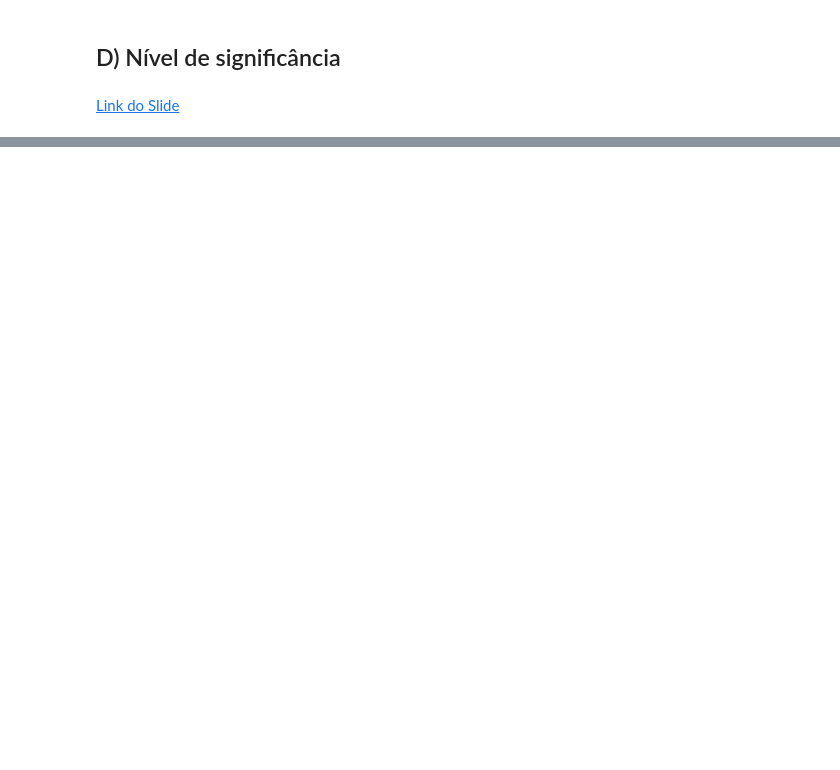
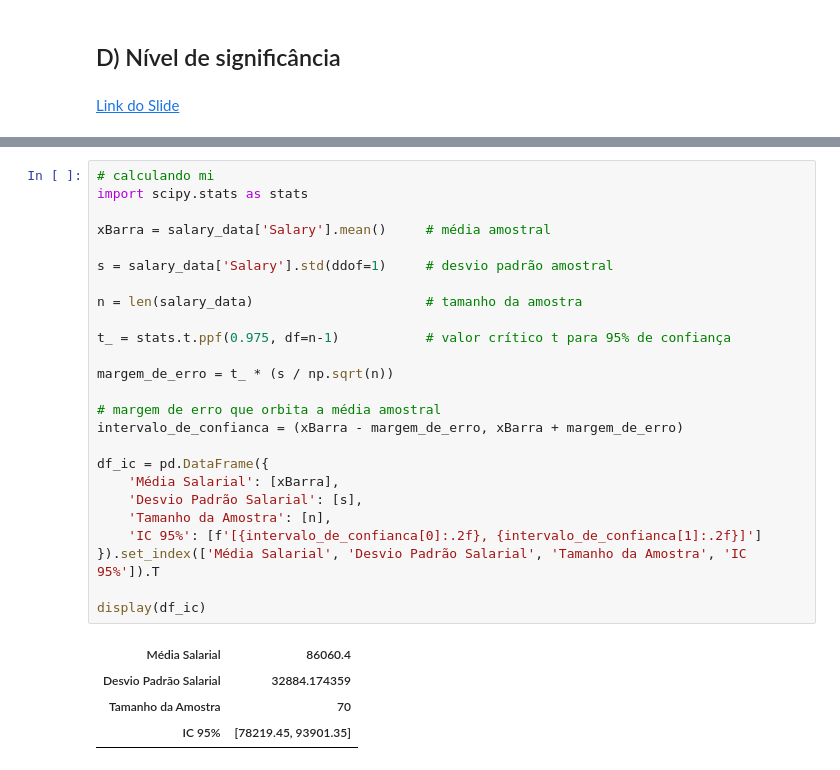
Before and after one commit to PedroMends30/matematica-computacional, a Jupyter notebook: Atividade_2.2_Mat_Comp.ipynb, the cells around one changed output, grey strips where cells are left out. Drawn from its saved outputs; the diff is of its cells as text; blank space fills up the shorter version.

```diff
--- a/Atividade_2.2_Mat_Comp.ipynb
+++ b/Atividade_2.2_Mat_Comp.ipynb
@@ -341,0 +371,30 @@ Desvio Padrão do Grupo Teste (> 5 anos): 19886.05
+# %%
+# calculando mi
+import scipy.stats as stats
+
+xBarra = salary_data['Salary'].mean()     # média amostral
+
+s = salary_data['Salary'].std(ddof=1)     # desvio padrão amostral
+
+n = len(salary_data)                      # tamanho da amostra
+
+t_ = stats.t.ppf(0.975, df=n-1)           # valor crítico t para 95% de confiança
+
+margem_de_erro = t_ * (s / np.sqrt(n))
+
+# margem de erro que orbita a média amostral
+intervalo_de_confianca = (xBarra - margem_de_erro, xBarra + margem_de_erro)
+
+df_ic = pd.DataFrame({
+    'Média Salarial': [xBarra],
+    'Desvio Padrão Salarial': [s],
+    'Tamanho da Amostra': [n],
+    'IC 95%': [f'[{intervalo_de_confianca[0]:.2f}, {intervalo_de_confianca[1]:.2f}]']
+}).set_index(['Média Salarial', 'Desvio Padrão Salarial', 'Tamanho da Amostra', 'IC 95%']).T
+
+display(df_ic)
+# %% [output]
+| Média Salarial | 86060.4 |
+| Desvio Padrão Salarial | 32884.174359 |
+| Tamanho da Amostra | 70 |
+| IC 95% | [78219.45, 93901.35] |
```
Also changed, not shown: parts of 24 cells of this notebook, 1 other file.
